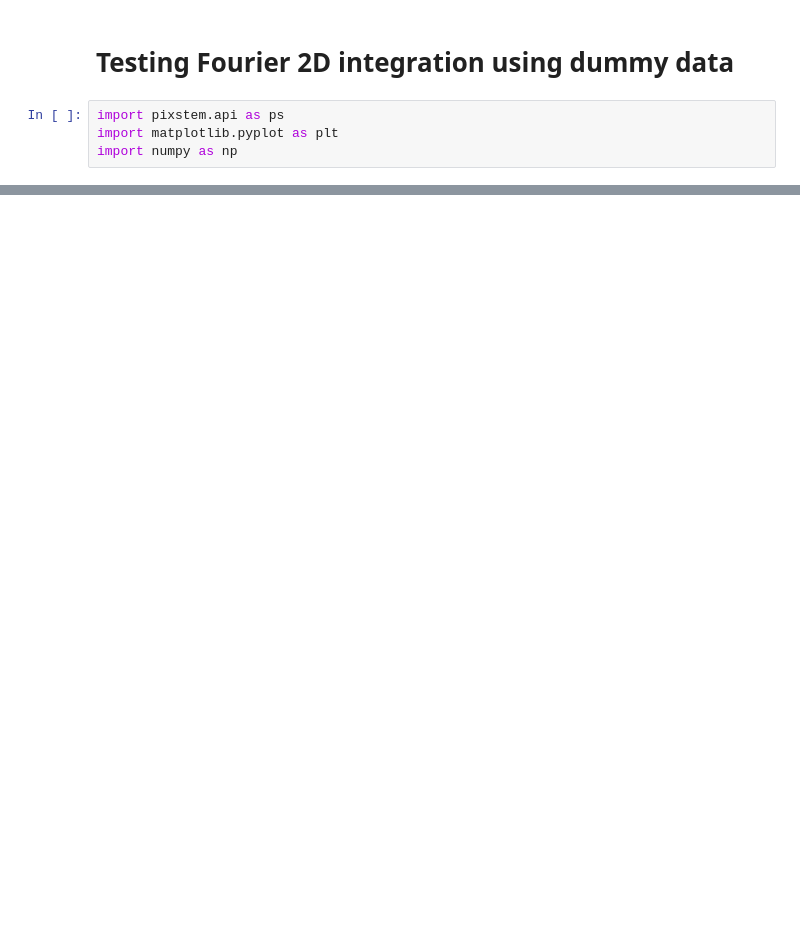
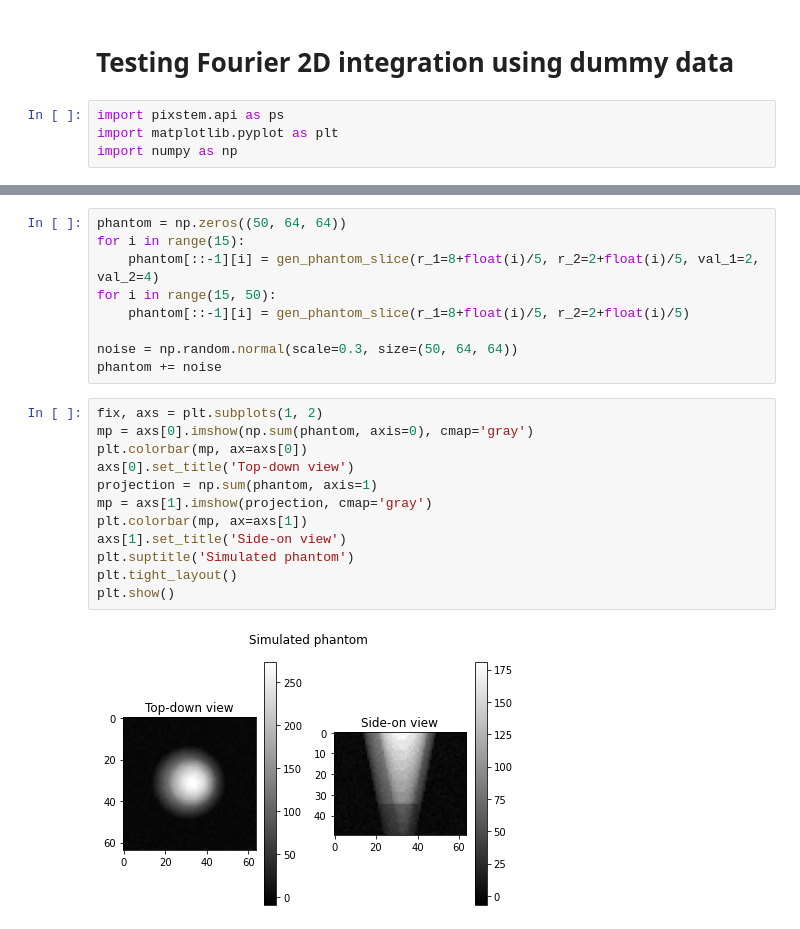
Before and after one commit to kwokkenton/optea, a Jupyter notebook: led_array/test_fourier_integration.ipynb, the cells around one changed output, grey strips where cells are left out. Drawn from its saved outputs; the diff is of its cells as text; blank space fills up the shorter version.

```diff
--- a/led_array/test_fourier_integration.ipynb
+++ b/led_array/test_fourier_integration.ipynb
@@ -78,0 +109,23 @@ def test_fourier_integration(dpc_lr, dpc_ud):
+# %%
+phantom = np.zeros((50, 64, 64))
+for i in range(15):
+    phantom[::-1][i] = gen_phantom_slice(r_1=8+float(i)/5, r_2=2+float(i)/5, val_1=2, val_2=4)
+for i in range(15, 50):
+    phantom[::-1][i] = gen_phantom_slice(r_1=8+float(i)/5, r_2=2+float(i)/5)
+
+noise = np.random.normal(scale=0.3, size=(50, 64, 64))
+phantom += noise
+# %%
+fix, axs = plt.subplots(1, 2)
+mp = axs[0].imshow(np.sum(phantom, axis=0), cmap='gray')
+plt.colorbar(mp, ax=axs[0])
+axs[0].set_title('Top-down view')
+projection = np.sum(phantom, axis=1)
+mp = axs[1].imshow(projection, cmap='gray')
+plt.colorbar(mp, ax=axs[1])
+axs[1].set_title('Side-on view')
+plt.suptitle('Simulated phantom')
+plt.tight_layout()
+plt.show()
+# %% [output]
+[figure, added]
```
Also changed, not shown: parts of 10 cells of this notebook.
